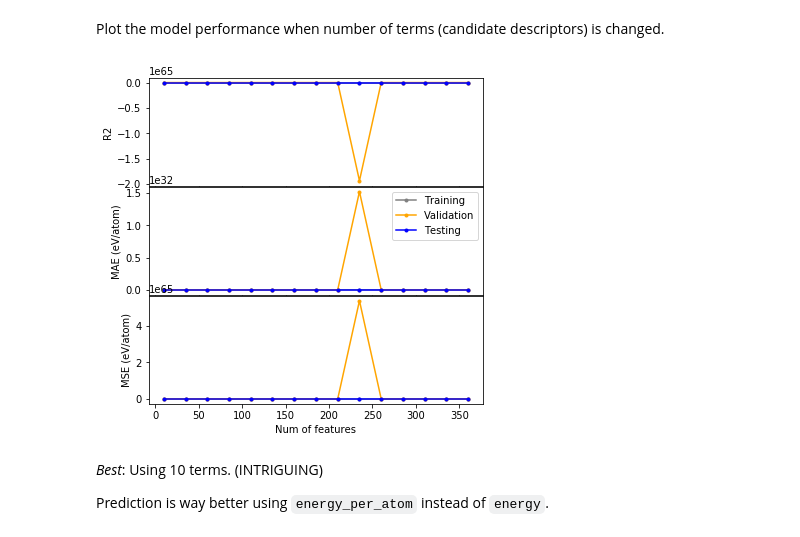
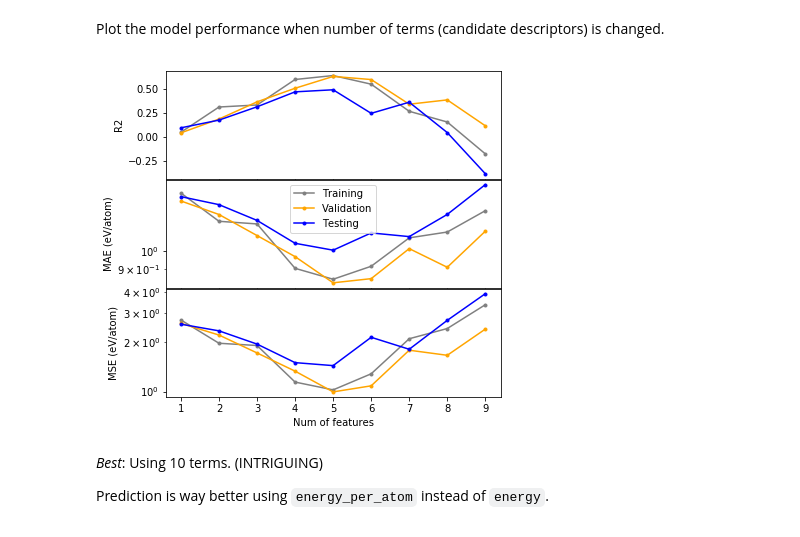
Before and after one commit to globus-labs/materials-ml-benchmarking, a Jupyter notebook: deml/Deml_02_prediction.ipynb, the cells around one changed output. Cells and saved outputs as stored; diff of their text form; code cells hidden in the pictures.

```diff
--- a/deml/Deml_02_prediction.ipynb
+++ b/deml/Deml_02_prediction.ipynb
@@ -80,7 +80,8 @@ kfold = KFold(10, shuffle=True)
 # %% [markdown]
 Number of terms (candidate descriptors) to be used
 # %%
-num_features = range(10, data.shape[1], 25)
+# num_features = range(10, data.shape[1], 25)
+num_features = range(1, 10)
 # %% [markdown]
 Initializing mean absolute error, mean squared error and R2 score
 # %%
@@ -105,29 +106,29 @@ Plot the model performance when number of terms (candidate descriptors) is chang
 # %%
 fig, (ax1, ax2, ax3) = plt.subplots(3, 1, sharex=True)
 
 ax3.set_xlabel("Num of features")
 ax1.set_ylabel("R2")
 ax2.set_ylabel("MAE (eV/atom)")
 ax3.set_ylabel("MSE (eV/atom)")
 
 ax1.plot(num_features, score_train['r2_score'], c='grey', marker='.', label='Training')
 ax1.plot(num_features, score_val['r2_score'], c='orange', marker='.', label='Validation')
 ax1.plot(num_features, score_test['r2_score'], c='blue', marker='.', label='Testing')
 
-ax2.plot(num_features, score_train['mean_absolute_error'], c='grey', marker='.', label='Training')
-ax2.plot(num_features, score_val['mean_absolute_error'], c='orange', marker='.', label='Validation')
-ax2.plot(num_features, score_test['mean_absolute_error'], c='blue', marker='.', label='Testing')
+ax2.semilogy(num_features, score_train['mean_absolute_error'], c='grey', marker='.', label='Training')
+ax2.semilogy(num_features, score_val['mean_absolute_error'], c='orange', marker='.', label='Validation')
+ax2.semilogy(num_features, score_test['mean_absolute_error'], c='blue', marker='.', label='Testing')
 
-ax3.plot(num_features, score_train['mean_squared_error'], c='grey', marker='.', label='Training')
-ax3.plot(num_features, score_val['mean_squared_error'], c='orange', marker='.', label='Validation')
-ax3.plot(num_features, score_test['mean_squared_error'], c='blue', marker='.', label='Testing')
+ax3.semilogy(num_features, score_train['mean_squared_error'], c='grey', marker='.', label='Training')
+ax3.semilogy(num_features, score_val['mean_squared_error'], c='orange', marker='.', label='Validation')
+ax3.semilogy(num_features, score_test['mean_squared_error'], c='blue', marker='.', label='Testing')
 
 ax2.legend()
 
 fig.set_size_inches(6, 6)
 fig.subplots_adjust(hspace=0.01)
 # %% [output]
-[figure, old version]
+[figure, new version]
 # %% [markdown]
 _Best_: Using 10 terms. (INTRIGUING)
 
```
Also changed, not shown: parts of 14 cells of this notebook, 2 other files.
